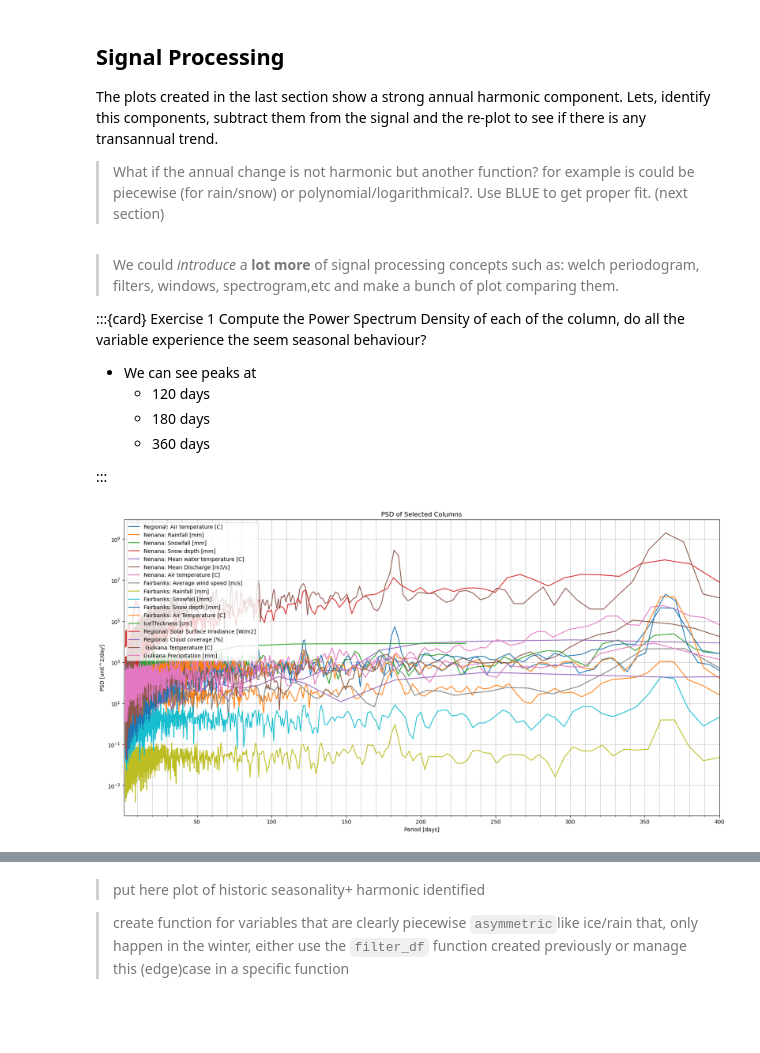
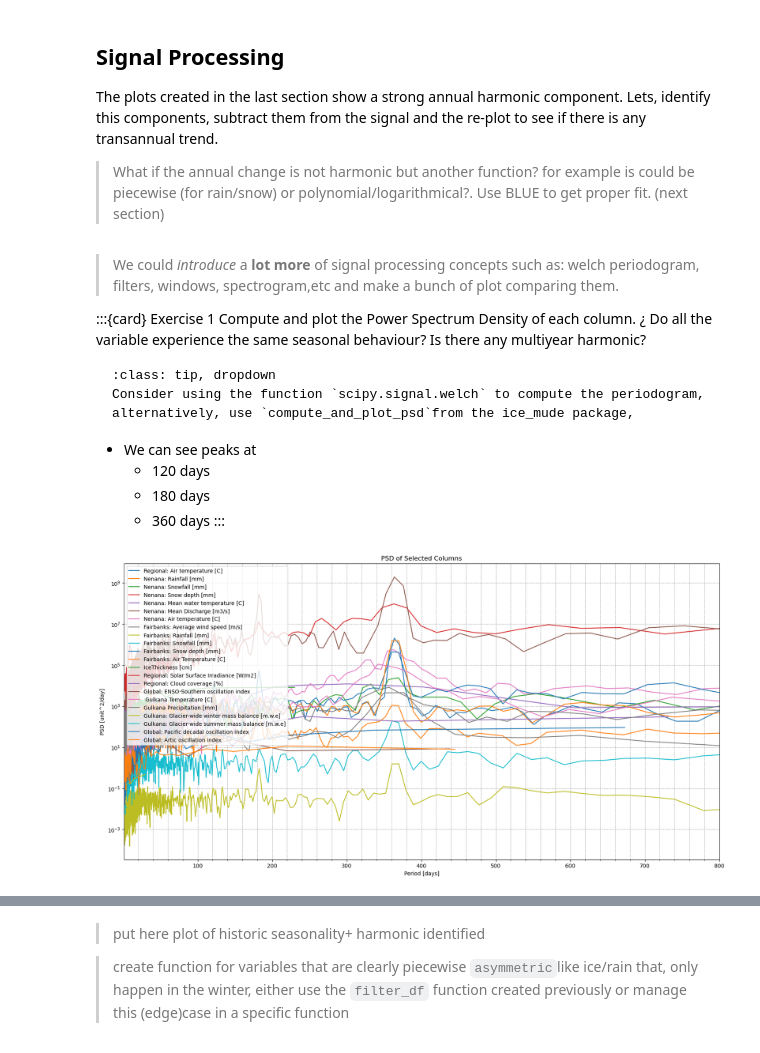
Before and after one commit to iceclassic/mude, a Jupyter notebook: book/Part_1/Signal_processing.ipynb, the cells around one changed output, grey strips where cells are left out. Cells and saved outputs as stored; diff of their text form; code cells hidden in the pictures; blank space fills up the shorter version.

````diff
--- a/book/Part_1/Signal_processing.ipynb
+++ b/book/Part_1/Signal_processing.ipynb
@@ -10,7 +10,7 @@ from funciones import*
 import matplotlib.pyplot as plt
 
 Data=pd.read_csv("../../data/Time_series_DATA.txt",skiprows=149,index_col=0)
-Data=Data.drop(columns=['Predicted ice thickness [m]','Noisy predicted ice thickness [m]','Days since start of year','Days until break up','Noisy predicted ice thickness [m]','Global: Pacific decadal oscillation index','Global: Artic oscillation index','Global: ENSO-Southern oscillation index','Gulkana: Glacier-wide winter mass balance [m.w.e]','Gulkana: Glacier-wide summer mass balance [m.w.e]'])
+Data=Data.drop(columns=['Predicted ice thickness [m]','Noisy predicted ice thickness [m]','Days since start of year','Days until break up','Noisy predicted ice thickness [m]'])
 #Data=pd.read_csv('https://raw.githubusercontent.com/iceclassic/sandbox/main/Data/Time_series_DATA.txt',index_col=0,skiprows=149)
 Data.index = Data.index.astype(str).str.split().str[0]
 Data.index = pd.to_datetime(Data.index, format="%Y-%m-%d")
@@ -19,16 +19,18 @@ Data.index = pd.to_datetime(Data.index, format="%Y-%m-%d")
 > We could *introduce*  a **lot more** of signal processing concepts such as:  welch periodogram, filters, windows, spectrogram,etc  and make a bunch of plot comparing them.
 
 :::{card} Exercise 1
-Compute the Power Spectrum Density of each of the column, do all the variable experience the seem seasonal behaviour?
-
+Compute and plot the Power Spectrum Density of each column. ¿ Do all the variable experience the same seasonal behaviour? Is there any multiyear harmonic?
+```{admonition} Tips/Help
+:class: tip, dropdown
+Consider using the function `scipy.signal.welch` to compute the periodogram, alternatively, use `compute_and_plot_psd`from the ice_mude package,
+```
 
 - We can see peaks at
     - 120 days
     - 180 days
     - 360 days
-
 :::
-# %%
-compute_and_plot_psd(Data,plot_period=True)
-# %% [output]
-[figure, removed]
+# %%
+PSD_info=compute_and_plot_psd(Data,plot_period=True,find_peaks_kwargs={"distance":100,"threshold":10})
+# %% [output]
+[figure, added]
````
Also changed, not shown: parts of 2 cells of this notebook, 1 other file.
